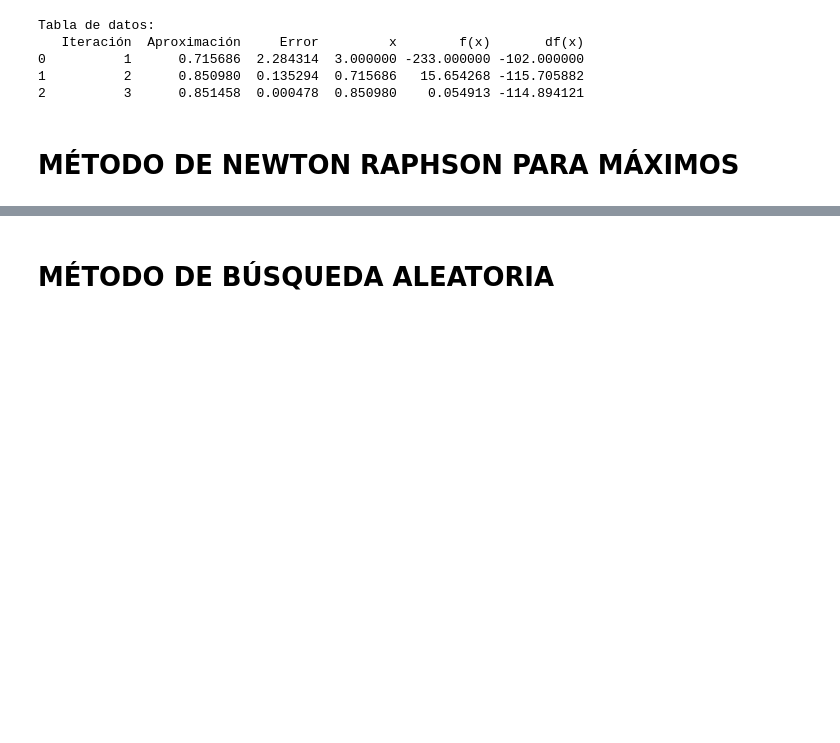
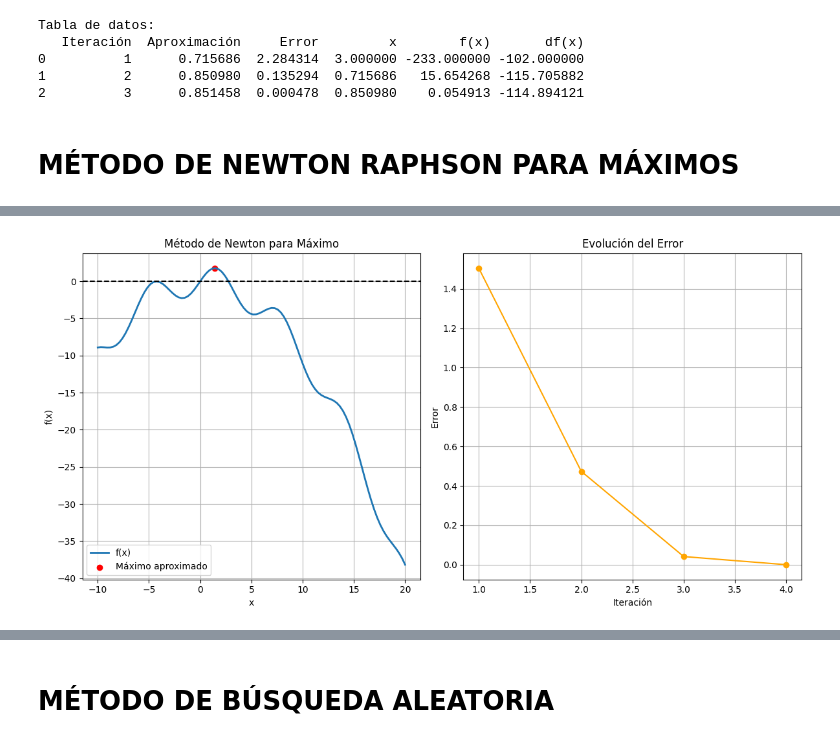
Before and after one commit to danielapavas/Optimizacion, a Jupyter notebook: Metodo_de_bisección.ipynb, the cells around one changed output, grey strips where cells are left out. Cells and saved outputs as stored; diff of their text form; code cells hidden in the pictures; blank space fills up the shorter version.

```diff
--- a/Metodo_de_bisección.ipynb
+++ b/Metodo_de_bisección.ipynb
@@ -600,0 +670,93 @@ plt.show()
+# %%
+def newtonRaphson(f, df, d2f, x0, tol, maximo):
+    x = x0
+    i = 0
+    errores = []
+    aproximaciones = []
+    x_values = []
+    fx_values = []
+    df_values = []
+    d2f_values = []
+
+    while i < maximo:
+        x_next = x - df(x) / d2f(x)
+        error = abs(x_next - x)
+        errores.append(error)
+        aproximaciones.append(x_next)
+        x_values.append(x)
+        fx_values.append(f(x))
+        df_values.append(df(x))
+        d2f_values.append(d2f(x))
+
+        if error < tol:
+            break
+
+        x = x_next
+        i += 1
+
+    return x_next, errores, aproximaciones, x_values, fx_values, df_values, d2f_values
+
+# función y sus derivadas
+x_sym = sp.Symbol('x')
+def f(x):
+    return 2 * sp.sin(x) - x**2 / 10
+
+df = sp.diff(f(x_sym), x_sym)
+d2f = sp.diff(df, x_sym)
+
+# Convertir las derivadas en funciones lambda
+df_lambda = sp.lambdify(x_sym, df, 'numpy')
+d2f_lambda = sp.lambdify(x_sym, d2f, 'numpy')
+
+valor_maximo, errores, aproximaciones, x_values, fx_values, df_values, d2f_values = newtonRaphson(f, df_lambda, d2f_lambda, x0=2.5, tol=0.01, maximo=100)
+
+valorFuncion = f (valor_maximo)
+print("\nMáximo aproximado:", valor_maximo)
+print("Valor de la función en el máximo:", valorFuncion)
+
+
+# Graficar la función
+x = np.linspace(-10, 20, 100)
+y = [f(val) for val in x]
+
+plt.figure(figsize=(12, 6))
+
+plt.subplot(1, 2, 1)
+plt.plot(x, y, label='f(x)', linewidth=2)
+plt.axhline(y=0, color='black', linestyle='--')
+plt.scatter(valor_maximo, valorFuncion, color='red', label='Máximo aproximado')
+plt.xlabel('x')
+plt.ylabel('f(x)')
+plt.legend()
+plt.grid(True)
+plt.title('Método de Newton para Máximo')
+
+plt.tight_layout()
+
+plt.subplot(1, 2, 2)
+plt.plot(range(1, len(errores) + 1), errores, marker='o', color='orange', label='Error')
+plt.xlabel('Iteración')
+plt.ylabel('Error')
+plt.grid(True)
+plt.title('Evolución del Error')
+
+plt.tight_layout()
+
+plt.show()
+
+# Tabla de datos
+data = {
+    'Iteración': list(range(1, len(aproximaciones) + 1)),
+    'Aproximación (x_next)': aproximaciones,
+    'x': x_values,
+    'f(x)': fx_values,
+    'df(x)': df_values,
+    'd2f(x)': d2f_values,
+    'Error': errores,
+}
+
+df = pd.DataFrame(data)
+
+print("\nTabla de datos:")
+print(df)
+# %% [output]
@@ -600,0 +765 @@ plt.show()
+[figure, added]
```
Also changed, not shown: parts of 10 cells of this notebook.
